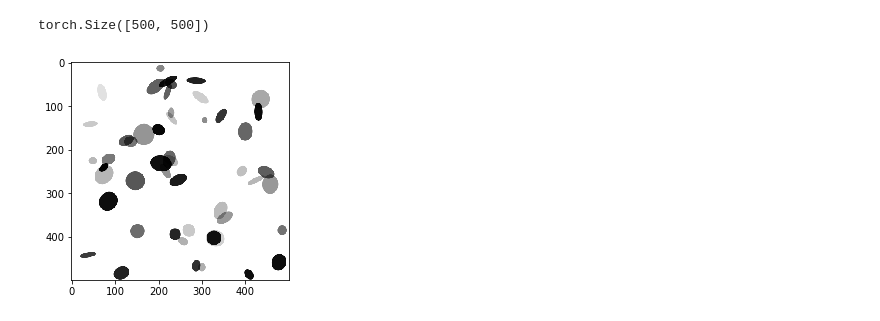
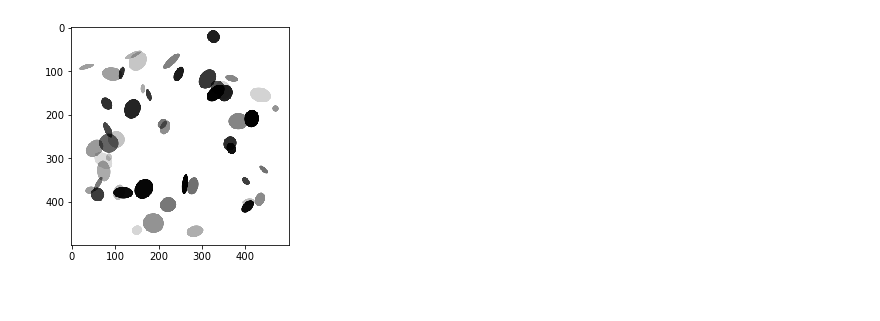
Before and after one commit to AlexanderAuras/LearnedRadonFilters, a Jupyter notebook: ellipses.ipynb, the cells around one changed output. Cells and saved outputs as stored; diff of their text form; code cells hidden in the pictures.

```diff
--- a/ellipses.ipynb
+++ b/ellipses.ipynb
@@ -4,48 +4,47 @@ from math import atan, cos, sin, tan
 import typing
 
 import torch
+import matplotlib
 import matplotlib.patches
 import matplotlib.pyplot as plt
 import numpy as np
 
 def gen_ellipses(img_size: int, ellipses_count: int, ellipses_size: float, ellipses_size_min: float=1) -> torch.Tensor:
+    old_be = matplotlib.get_backend()
+    matplotlib.use("Agg")
     fig = plt.figure(figsize=(img_size,img_size), dpi=1)
     ax = fig.add_axes([0.0,0.0,1.0,1.0])
     ellipse_func = lambda w, h, a, t: (w/2.0*cos(t)*cos(a)-h/2.0*sin(t)*sin(a), w/2.0*cos(t)*sin(a)+h/2.0*sin(t)*cos(a))
     for _ in range(ellipses_count):
         ellipse_width_aa = np.random.rand()*max(0.0, ellipses_size-ellipses_size_min)+ellipses_size_min
         ellipse_height_aa = np.random.rand()*max(0.0, ellipses_size-ellipses_size_min)+ellipses_size_min
         ellipse_angle = np.random.rand()*360.0
         args = (ellipse_width_aa, ellipse_height_aa, ellipse_angle/180.0*np.pi)
         t = atan(-ellipse_height_aa*tan(ellipse_angle/180.0*np.pi)/ellipse_width_aa)
         ellipse_width = max(ellipse_func(*args, t)[0], ellipse_func(*args, t+np.pi)[0])-min(ellipse_func(*args, t)[0], ellipse_func(*args, t+np.pi)[0])
         t = atan(ellipse_height_aa/(tan(ellipse_angle/180.0*np.pi)*ellipse_width_aa))
         ellipse_height = max(ellipse_func(*args, t)[1], ellipse_func(*args, t+np.pi)[1])-min(ellipse_func(*args, t)[1], ellipse_func(*args, t+np.pi)[1])
         ellipse_x = ellipse_width/2.0+np.random.rand()*(img_size-ellipse_width)
         ellipse_y = ellipse_height/2.0+np.random.rand()*(img_size-ellipse_height)
         ellipse = matplotlib.patches.Ellipse(xy=[ellipse_x, ellipse_y], width=ellipse_width_aa, height=ellipse_height_aa, angle=ellipse_angle)
         ax.add_artist(ellipse)
         ellipse.set_clip_box(ax.bbox)
         ellipse.set_alpha(0.1+0.9*np.random.rand())
     ax.axis("off")
     ax.set_xlim(0.0, img_size)
     ax.set_ylim(0.0, img_size)
     fig.add_axes(ax)
     fig.canvas.draw()
-    #img = torch.from_numpy(1.0-np.array(fig.canvas.renderer._renderer)[:,:,3])
-    #img = torch.from_numpy(np.array(fig.canvas.renderer._renderer))
-    img = torch.from_numpy(np.frombuffer(fig.canvas.tostring_argb(), dtype=np.uint8).copy())
-    img = torch.swapaxes(img.reshape(img_size,img_size,4), 0, 2)
-    img = 1.0-img.to(torch.float32)/255.0
+    img = torch.from_numpy(1.0-np.array(fig.canvas.renderer._renderer)[:,:,3])
+    #img = torch.from_numpy(np.frombuffer(fig.canvas.tostring_argb(), dtype=np.uint8).copy())
+    #img = torch.swapaxes(img.reshape(img_size,img_size,4), 0, 2)
+    #img = 1.0-img.to(torch.float32)/255.0
     plt.close()
+    matplotlib.use(old_be)
     return img
 
-
 plt.figure()
-plt.subplot()
-print(gen_ellipses(500, 50, 50, 10)[0].shape)
-plt.imshow(gen_ellipses(500, 50, 50, 10)[0], interpolation="none", cmap="gray")
+plt.imshow(gen_ellipses(500, 50, 50, 10), interpolation="none", cmap="gray")
 plt.show()
 # %% [output]
-torch.Size([500, 500])
-[figure, old version]
+[figure, new version]
```
Also changed, not shown: parts of 1 cell of this notebook, 1 other file.
